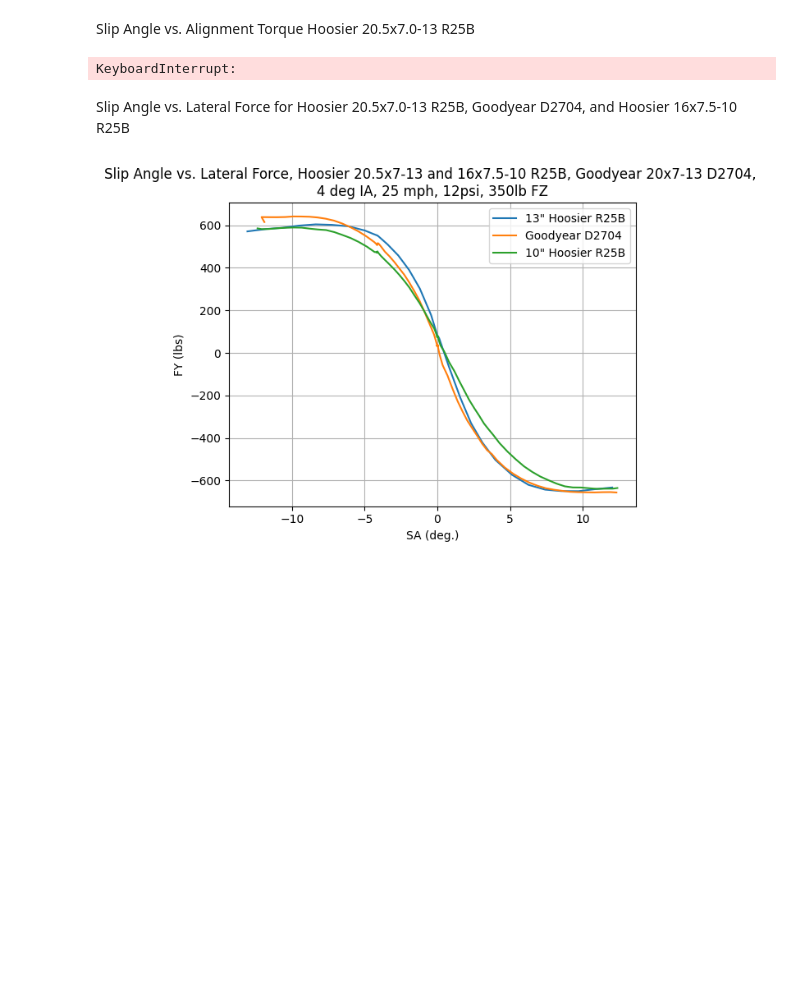
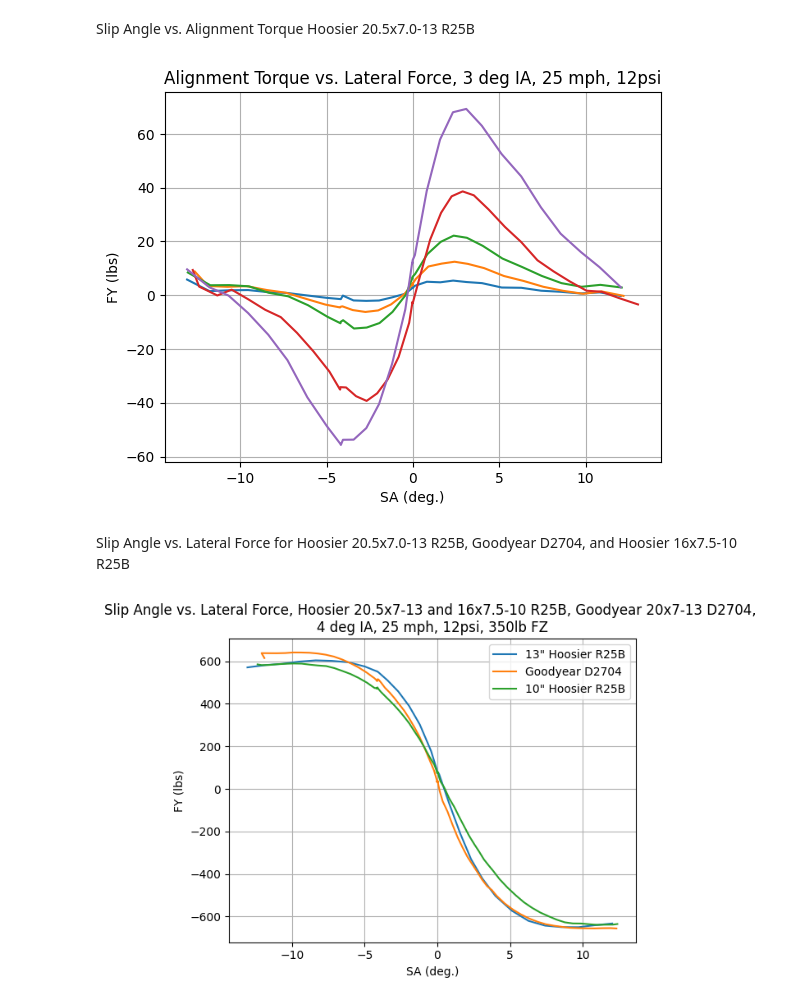
Before and after one commit to Washington-State-University-Formula-SAE/ttc-data, a Jupyter notebook: Hoosier 20.5x13-7.0 R25B.ipynb, the cells around one changed output. Cells and saved outputs as stored; diff of their text form; code cells hidden in the pictures; blank space fills up the shorter version.

```diff
--- a/Hoosier 20.5x13-7.0 R25B.ipynb
+++ b/Hoosier 20.5x13-7.0 R25B.ipynb
@@ -22,29 +30,17 @@ FileNotFoundError: [Errno 2] No such file or directory: 'C:/Users/maxwe/Download
 # %% [markdown]
 Tire Stiffness vs. Slip Angle (found using Aidan's Averaging Method)
 # %%
-import pandas as pd
-from scipy import stats
-import numpy as np
-import random
 
-# Using Pandas to pull data from excel files
-
-file_path_Hoosier = "C:/Users/maxwe/Downloads/FSAE/2023-2024 Car/TTC_data_matplotlib.xlsx"
-
-data_H = pd.read_excel(file_path_Hoosier, sheet_name=['IA_4_250_lb_FZ'])
-
-# Sorting Different Sheets into Data
-
-Adata_H = data_H['IA_4_250_lb_FZ']
+df_h_ia4_250 = df_r25b['IA_4_250_lb_FZ']
 
 # Removing Unecessary Collumns
 
-Adata_H = Adata_H.drop(columns=['ET','V','N','IA','RL','RE','P','FX','FZ','MX','MZ','NFX','NFY','RST','TSTI','TSTC','TSTO','AMBTMP','SR'])
+df_h_ia4_250 = df_h_ia4_250.drop(columns=['ET','V','N','IA','RL','RE','P','FX','FZ','MX','MZ','NFX','NFY','RST','TSTI','TSTC','TSTO','AMBTMP','SR'])
 
 # Create
 for i in [x/1 for x in range(-13, 13, 1)]:
     # get all rows with intervals between i and i+0.2
-    rows = Adata_H.loc[((Adata_H['SA']) >= i) & ((Adata_H['SA']) < i + 0.1)]
+    rows = df_h_ia4_250.loc[((df_h_ia4_250['SA']) >= i) & ((df_h_ia4_250['SA']) < i + 0.1)]
     # get average values for each interval
     Adata_H.loc[i] = [i, rows['FY'].mean()]
 
@@ -646,7 +530,7 @@ import matplotlib.pyplot as plt
 
 # Using Pandas to pull data from excel file
 
-file_path = "C:/Users/maxwe/Downloads/FSAE/2023-2024 Car/TTC_data_matplotlib.xlsx"
+file_path = "C:/Users/maxwe/Downloads/FSAE/2023-2024 Car/Repo/ttc-data/TTC_data_matplotlib.xlsx"
 data = pd.read_excel(file_path, sheet_name=['50_lb_FZ','100_lb_FZ','150_lb_FZ','250_lb_FZ','350_lb_FZ'])
 
 # Sorting Different Seats into Data
@@ -773,7 +657,7 @@ for i in B_MZ_tup:
 
 # Sorting Data into Tuples and Trimming (150 lb)
 
-C_SA = Cdata['SA']
+C_SA = df_h_150['SA']
 C_SA = A_SA[1:]
 
 C_MZ = Cdata['MZ']
@@ -926,34 +810,34 @@ for i in E_SA_tup:
         b += 1
     else:
         a_avg = a/avg
         E_SA_avg.append(a_avg)
         a = 0
         b = 0
 
 # Averaging function for MZ, takes average ever 20 data points (350lb)
 
 for i in E_MZ_tup:
     if d <= avg:
         c += i
         d += 1
     else:
         c_avg = c/avg
         E_MZ_avg.append(c_avg)
         c = 0
         d = 0
 
 plt.plot(A_SA_avg, A_MZ_avg)
 plt.plot(B_SA_avg, B_MZ_avg)
 plt.plot(C_SA_avg, C_MZ_avg)
 plt.plot(D_SA_avg, D_MZ_avg)
 plt.plot(E_SA_avg, E_MZ_avg)
 plt.title('Alignment Torque vs. Lateral Force, 3 deg IA, 25 mph, 12psi')
 plt.xlabel('SA (deg.)')
 plt.ylabel('FY (lbs)')
 plt.grid(True)
 plt.show()
 # %% [output]
-KeyboardInterrupt:
+[figure, added]
 # %% [markdown]
 Slip Angle vs. Lateral Force for Hoosier 20.5x7.0-13 R25B, Goodyear D2704, and Hoosier 16x7.5-10 R25B
 # %%
```
Also changed, not shown: parts of 7 cells of this notebook.
